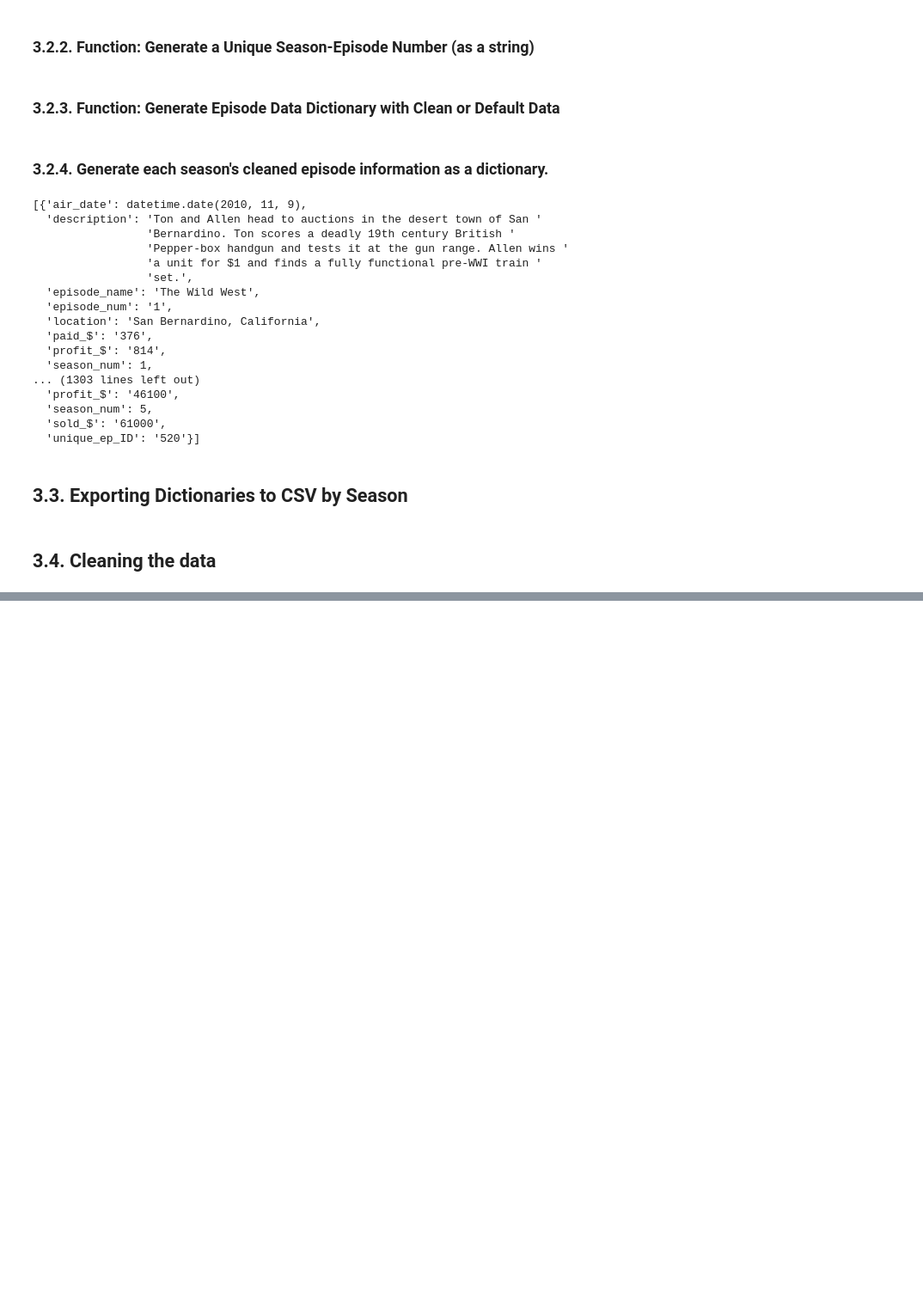
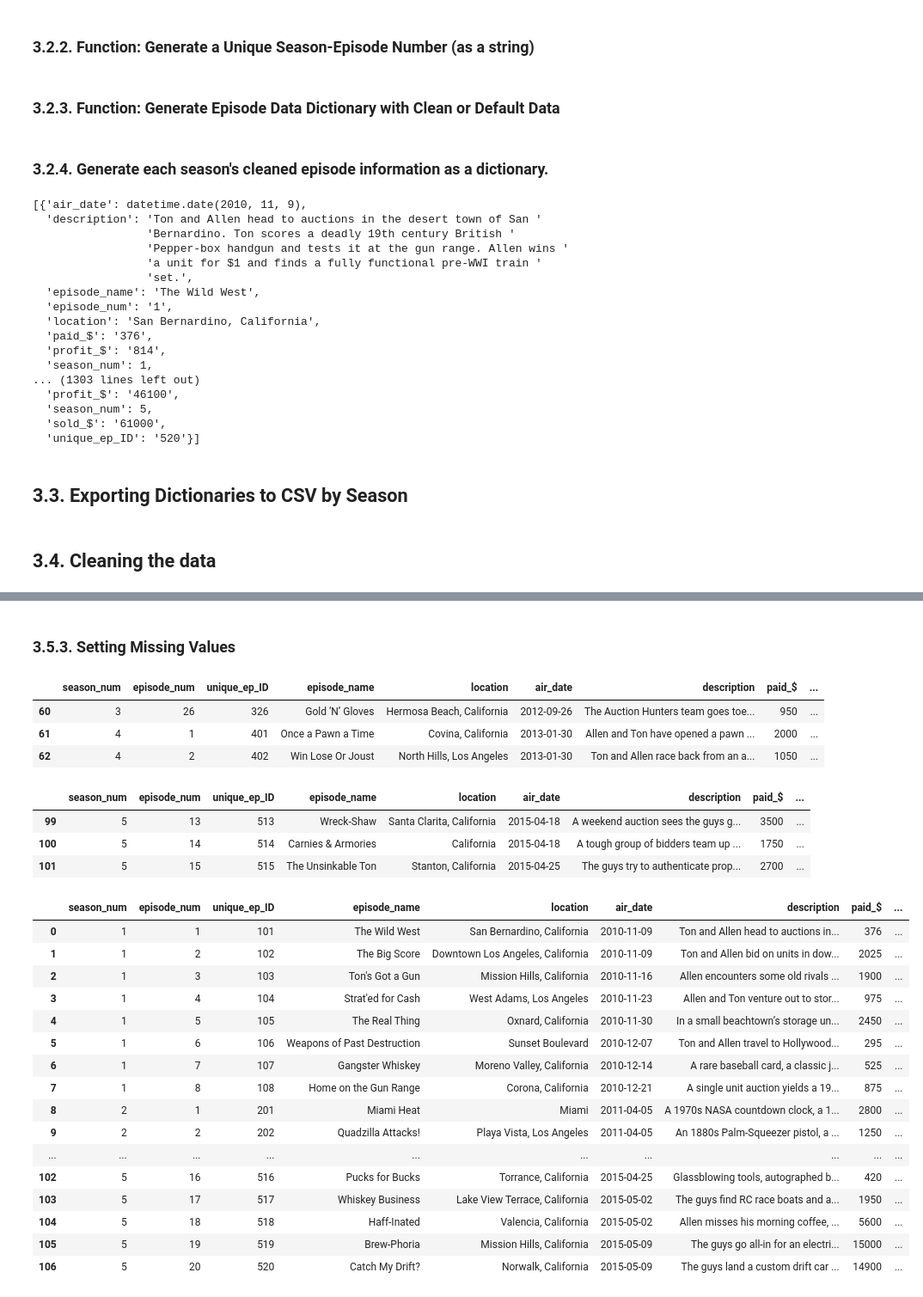
Before and after one commit to Joshua-Higgins-jp/Auction_Hunters_EDA, a Jupyter notebook: auction_hunters.ipynb, the cells around one changed output, grey strips where cells are left out. Shown: that part at 86% size. Saved outputs shown, nothing was run; the diff lists cells and outputs as text; code cells hidden in the pictures; blank space fills up the shorter version.

```diff
--- a/auction_hunters.ipynb
+++ b/auction_hunters.ipynb
@@ -374,0 +545,2 @@ all_season_dict_to_csv(all_seasons_data_dict)
+# %%
+df_cleaning['air_date'] = pd.to_datetime(df['air_date'], format='%Y-%m-%d')
@@ -374,0 +575,48 @@ all_season_dict_to_csv(all_seasons_data_dict)
+# %% [markdown]
+### 3.5.3. Setting Missing Values
+# %%
+# Let's set a description for episode 401
+# Source: "https://tv.apple.com/au/episode/once-a-pawn-a-time/umc.cmc.u7kqqkzw16hliw0oa6y8jsd9"
+episode_401_description = "Allen and Ton have opened a pawn shop in Los Angeles, but with expenses piling up, even an antique ammo collection and some vintage football helmets may not be enough to keep the boys in business."
+episode_401_index = df[df['unique_ep_ID'] == 401].index[0]
+df_cleaning.loc[episode_401_index, 'description'] = episode_401_description
+# %%
+df_cleaning[60:63]
+# %% [output]
+|  | season_num | episode_num | unique_ep_ID | episode_name | location | air_date | description | paid_$ | ... |
+| 60 | 3 | 26 | 326 | Gold ‘N’ Gloves | Hermosa Beach, California | 2012-09-26 | The Auction Hunters team goes toe... | 950 | ... |
+| 61 | 4 | 1 | 401 | Once a Pawn a Time | Covina, California | 2013-01-30 | Allen and Ton have opened a pawn ... | 2000 | ... |
+| 62 | 4 | 2 | 402 | Win Lose Or Joust | North Hills, Los Angeles | 2013-01-30 | Ton and Allen race back from an a... | 1050 | ... |
+# %%
+# Let's set a location for episode 514
+### Absent any specific data, "California" is the best guess.
+episode_514_location = "California"
+episode_514_index = df[df['unique_ep_ID'] == 514].index[0]
+df_cleaning.loc[episode_514_index, 'location'] = episode_514_location
+# %%
+df_cleaning[99:102]
+# %% [output]
+|  | season_num | episode_num | unique_ep_ID | episode_name | location | air_date | description | paid_$ | ... |
+| 99 | 5 | 13 | 513 | Wreck-Shaw | Santa Clarita, California | 2015-04-18 | A weekend auction sees the guys g... | 3500 | ... |
+| 100 | 5 | 14 | 514 | Carnies & Armories | California | 2015-04-18 | A tough group of bidders team up ... | 1750 | ... |
+| 101 | 5 | 15 | 515 | The Unsinkable Ton | Stanton, California | 2015-04-25 | The guys try to authenticate prop... | 2700 | ... |
+# %%
+df_cleaning
+# %% [output]
+|  | season_num | episode_num | unique_ep_ID | episode_name | location | air_date | description | paid_$ | ... |
+| 0 | 1 | 1 | 101 | The Wild West | San Bernardino, California | 2010-11-09 | Ton and Allen head to auctions in... | 376 | ... |
+| 1 | 1 | 2 | 102 | The Big Score | Downtown Los Angeles, California | 2010-11-09 | Ton and Allen bid on units in dow... | 2025 | ... |
+| 2 | 1 | 3 | 103 | Ton's Got a Gun | Mission Hills, California | 2010-11-16 | Allen encounters some old rivals ... | 1900 | ... |
+| 3 | 1 | 4 | 104 | Strat'ed for Cash | West Adams, Los Angeles | 2010-11-23 | Allen and Ton venture out to stor... | 975 | ... |
+| 4 | 1 | 5 | 105 | The Real Thing | Oxnard, California | 2010-11-30 | In a small beachtown’s storage un... | 2450 | ... |
+| 5 | 1 | 6 | 106 | Weapons of Past Destruction | Sunset Boulevard | 2010-12-07 | Ton and Allen travel to Hollywood... | 295 | ... |
+| 6 | 1 | 7 | 107 | Gangster Whiskey | Moreno Valley, California | 2010-12-14 | A rare baseball card, a classic j... | 525 | ... |
+| 7 | 1 | 8 | 108 | Home on the Gun Range | Corona, California | 2010-12-21 | A single unit auction yields a 19... | 875 | ... |
+| 8 | 2 | 1 | 201 | Miami Heat | Miami | 2011-04-05 | A 1970s NASA countdown clock, a 1... | 2800 | ... |
+| 9 | 2 | 2 | 202 | Quadzilla Attacks! | Playa Vista, Los Angeles | 2011-04-05 | An 1880s Palm-Squeezer pistol, a ... | 1250 | ... |
+| ... | ... | ... | ... | ... | ... | ... | ... | ... | ... |
+| 102 | 5 | 16 | 516 | Pucks for Bucks | Torrance, California | 2015-04-25 | Glassblowing tools, autographed b... | 420 | ... |
+| 103 | 5 | 17 | 517 | Whiskey Business | Lake View Terrace, California | 2015-05-02 | The guys find RC race boats and a... | 1950 | ... |
+| 104 | 5 | 18 | 518 | Haff-Inated | Valencia, California | 2015-05-02 | Allen misses his morning coffee, ... | 5600 | ... |
+| 105 | 5 | 19 | 519 | Brew-Phoria | Mission Hills, California | 2015-05-09 | The guys go all-in for an electri... | 15000 | ... |
+| 106 | 5 | 20 | 520 | Catch My Drift? | Norwalk, California | 2015-05-09 | The guys land a custom drift car ... | 14900 | ... |
```
Also changed, not shown: parts of 31 cells of this notebook.
